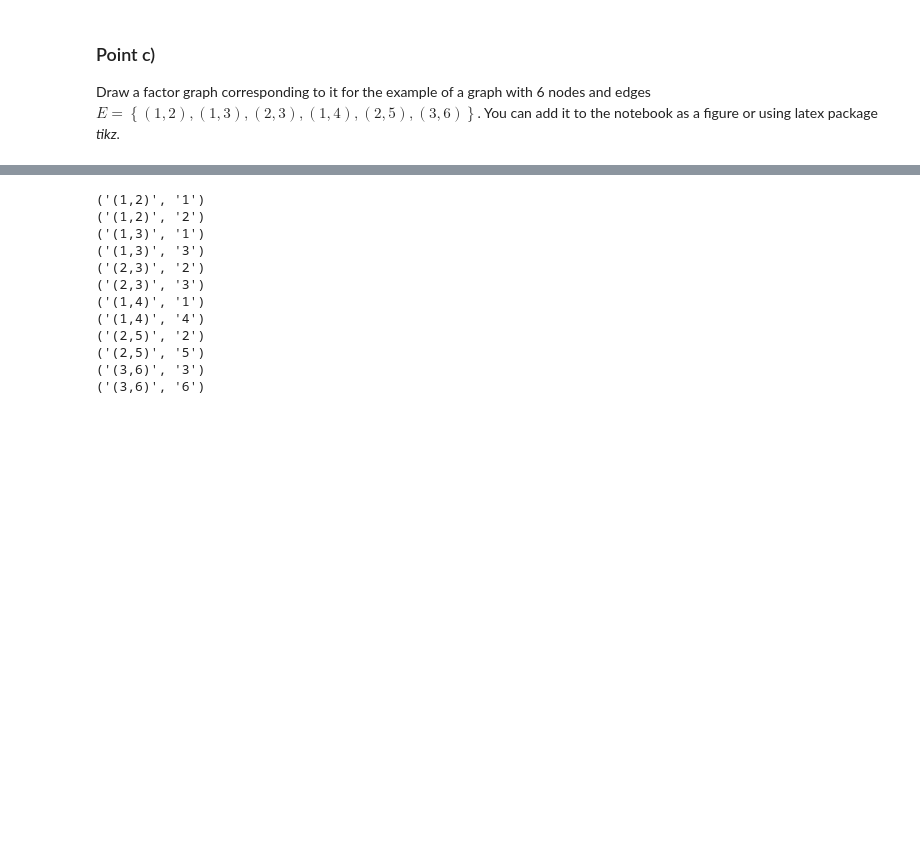
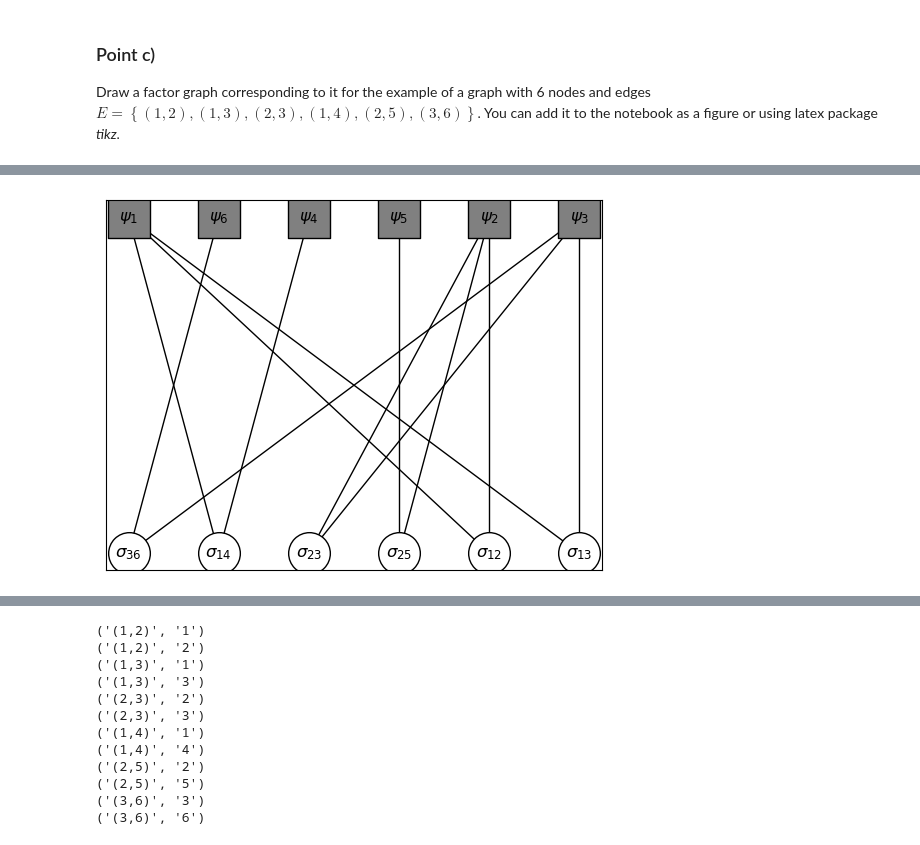
Before and after one commit to philippvb/APMLA-WS_21-22_material, a Jupyter notebook: Assignment/apmla_assignment_solution.ipynb, the cells around one changed output, grey strips where cells are left out. Cells and saved outputs as stored; diff of their text form; code cells hidden in the pictures; blank space fills up the shorter version.

```diff
--- a/Assignment/apmla_assignment_solution.ipynb
+++ b/Assignment/apmla_assignment_solution.ipynb
@@ -65,0 +77,14 @@ plt.show()
+# %%
+pos = nx.bipartite_layout(example_graph, functions, align="horizontal")
+
+options = {"edgecolors": "black", "node_size": 900}
+nx.draw_networkx_nodes(example_graph, pos, nodelist=variables, node_color="white", **options)
+nx.draw_networkx_nodes(example_graph, pos, nodelist=functions, node_color="grey", node_shape="s", **options)
+nx.draw_networkx_edges(example_graph, pos)
+
+
+nx.draw_networkx_labels(example_graph, pos, labels)
+
+plt.show()
+# %% [output]
+[figure, added]
```
Also changed, not shown: parts of 18 cells of this notebook, 1 other file.
